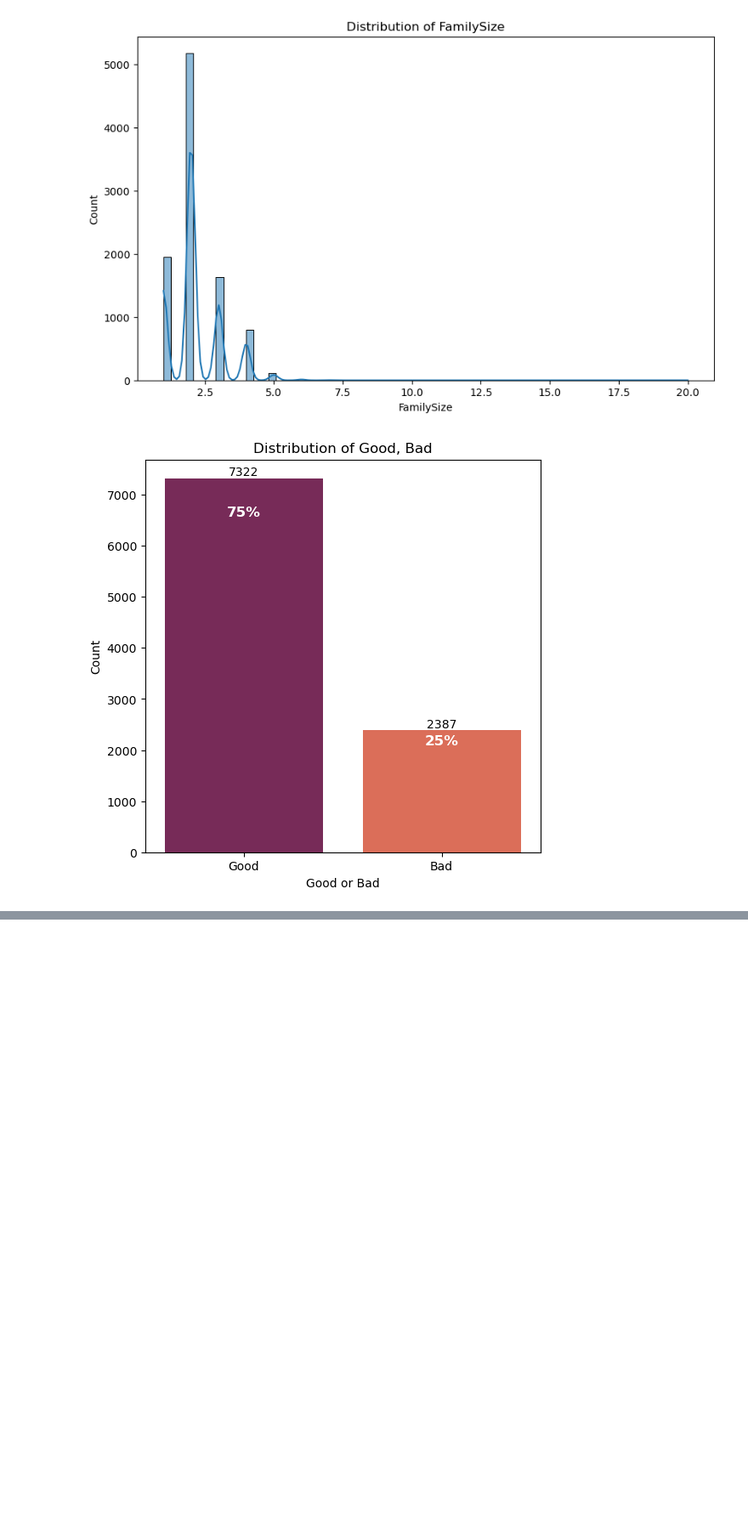
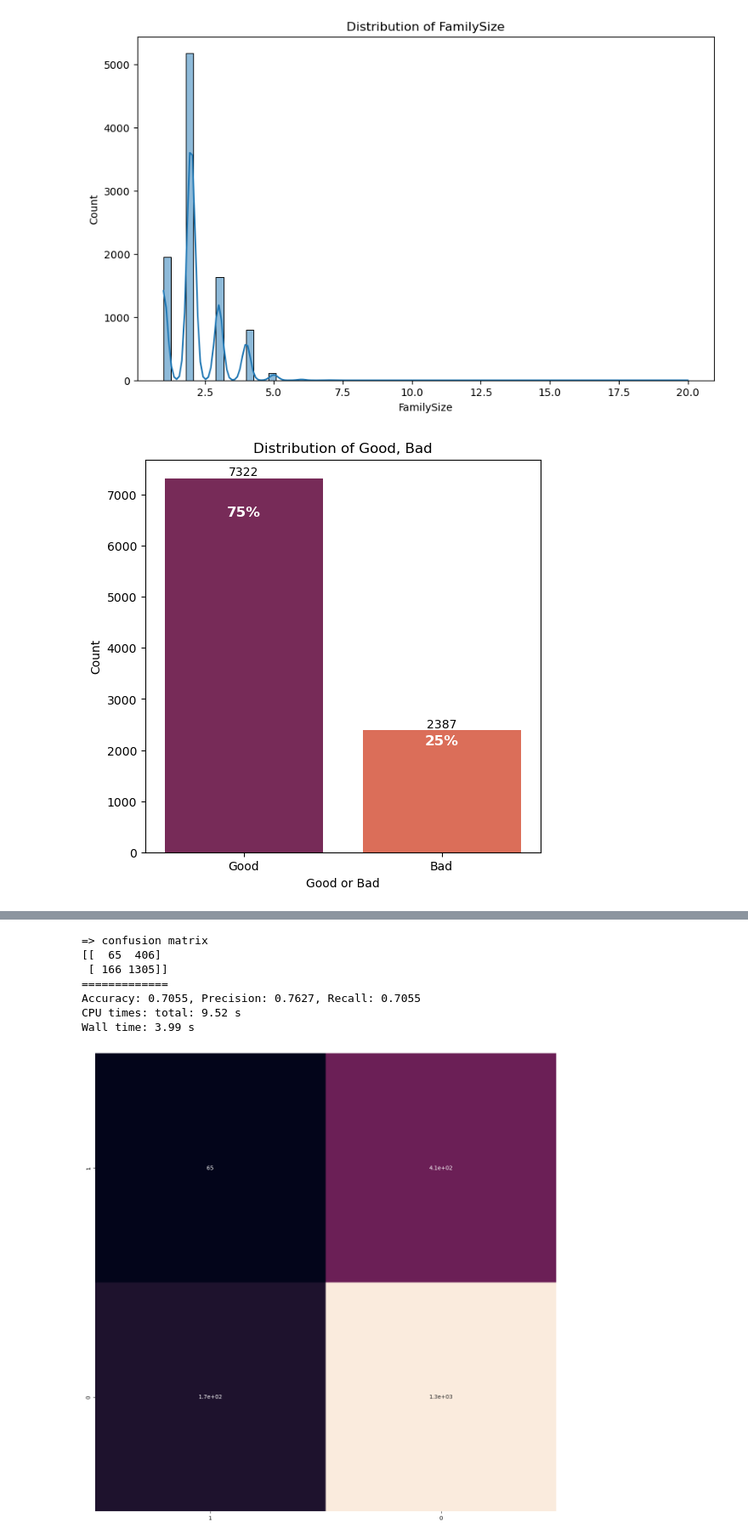
Before and after one commit to tmdcksdl/ML_Credit_Project, a Jupyter notebook: ML_Project/ML_Project2.ipynb, the cells around one changed output, grey strips where cells are left out. Shown at 85% size. Cells and saved outputs as stored; diff of their text form; code cells hidden in the pictures; blank space fills up the shorter version.

Commit message:
model

```diff
--- a/ML_Project/ML_Project2.ipynb
+++ b/ML_Project/ML_Project2.ipynb
@@ -1399,3 +1356,6 @@ ax.set_title('Distribution of Good, Bad')
 plt.show()
 # %% [output]
 [figure]
+# %%
+client['isBad'] = client['isBad'].map({'Good': 1, 'Bad': 0})
+client.info()
@@ -1401,0 +1493,10 @@ plt.show()
+# %%
+%%time
+
+from sklearn.linear_model import LogisticRegression
+
+lr_clf = LogisticRegression(random_state=17, solver='liblinear')
+lr_clf.fit(X_train, y_train)
+lr_pred = lr_clf.predict(X_test)
+
+print_clf_eval(y_test, lr_pred)
@@ -1401,0 +1511,10 @@ plt.show()
+# %%
+%%time
+
+from sklearn.tree import DecisionTreeClassifier
+
+dt_clf = DecisionTreeClassifier(random_state=17, max_depth=4)
+dt_clf.fit(X_train, y_train)
+dt_pred = dt_clf.predict(X_test)
+
+print_clf_eval(y_test, dt_pred)
@@ -1401,0 +1529,10 @@ plt.show()
+# %%
+%%time
+
+from sklearn.ensemble import RandomForestClassifier
+
+rf_clf = RandomForestClassifier(random_state=17, n_jobs=-1, n_estimators=100)
+rf_clf.fit(X_train, y_train)
+rf_pred = rf_clf.predict(X_test)
+
+print_clf_eval(y_test, rf_pred)
@@ -1401,0 +1547,20 @@ plt.show()
+# %%
+%%time
+
+from lightgbm import LGBMClassifier
+
+lgbm_clf = LGBMClassifier(random_state=17, n_jobs=-1, n_estimators=1000,
+                          num_leaves=64, boost_from_average=False)
+lgbm_clf.fit(X_train, y_train)
+lgbm_pred = lgbm_clf.predict(X_test)
+
+print_clf_eval(y_test, lgbm_pred)
+# %% [output]
+=> confusion matrix
+[[  65  406]
+ [ 166 1305]]
+=============
+Accuracy: 0.7055, Precision: 0.7627, Recall: 0.7055
+CPU times: total: 9.52 s
+Wall time: 3.99 s
+[figure, added]
```
Also changed, not shown: parts of 22 cells of this notebook.
